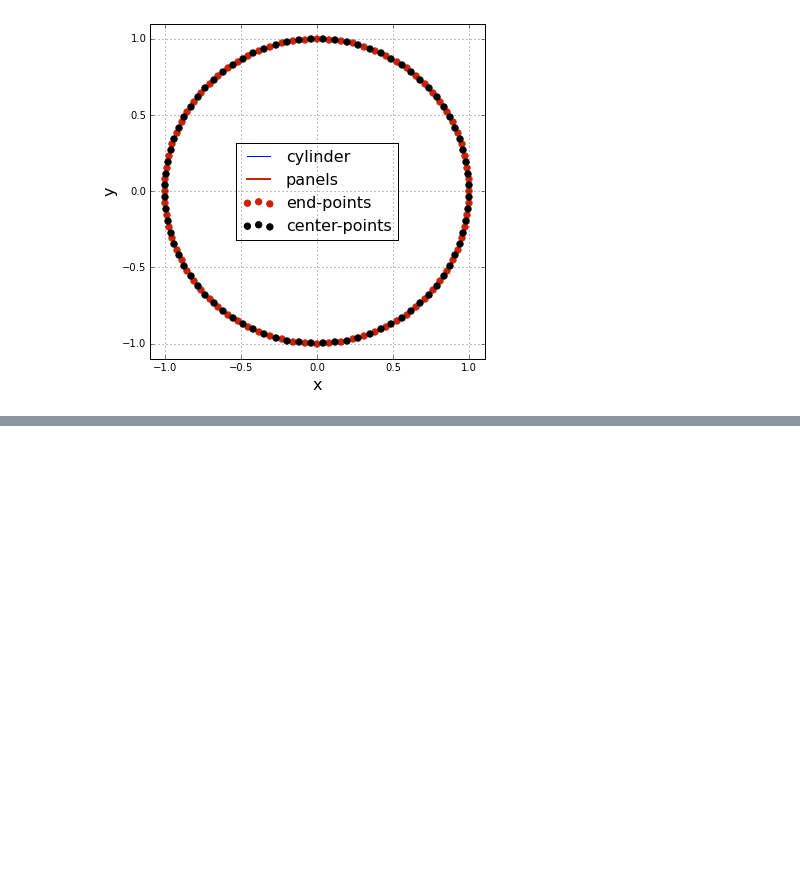
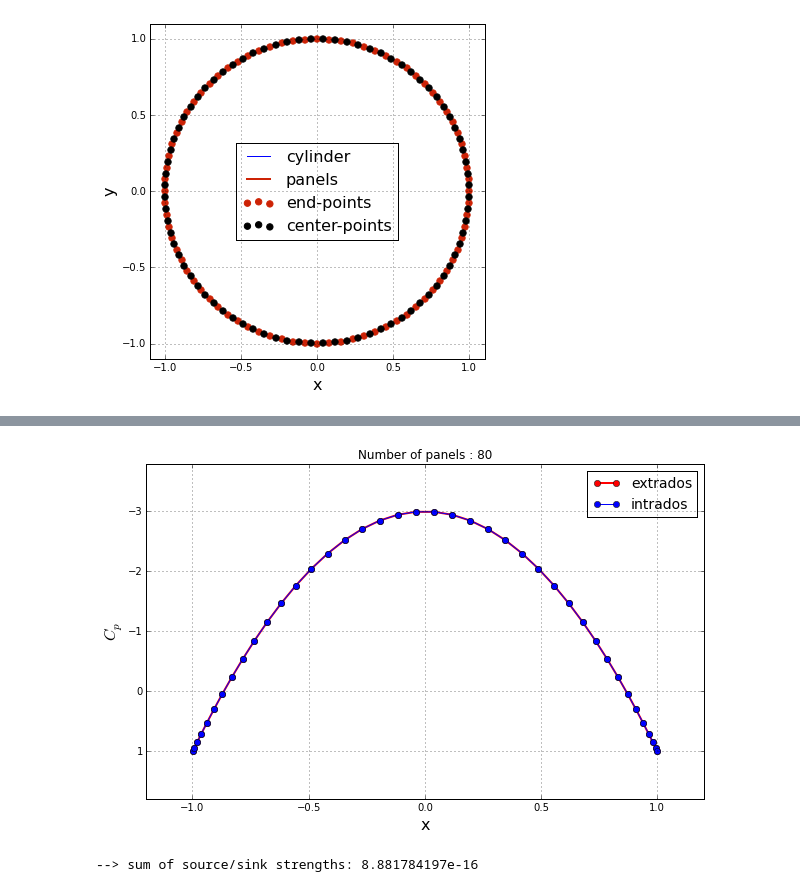
Before and after one commit to chiseler/AeroPython, a Jupyter notebook: lessons/nd_09_Lesson09_flowOverCylinder_Challenge_Task.ipynb, the cells around one changed output, grey strips where cells are left out. Drawn from its saved outputs; the diff is of its cells as text; code cells hidden in the pictures; blank space fills up the shorter version.

```diff
--- a/lessons/nd_09_Lesson09_flowOverCylinder_Challenge_Task.ipynb
+++ b/lessons/nd_09_Lesson09_flowOverCylinder_Challenge_Task.ipynb
@@ -283,0 +290,31 @@ plt.title('Contour of pressure field');
+# %%
+# plots the surface pressure coefficient
+val_x, val_y = 0.1, 0.2
+x_min, x_max = min( panel.xa for panel in panels ), max( panel.xa for panel in panels )
+cp_min, cp_max = min( panel.cp for panel in panels ), max( panel.cp for panel in panels )
+x_start, x_end = x_min-val_x*(x_max-x_min), x_max+val_x*(x_max-x_min)
+y_start, y_end = cp_min-val_y*(cp_max-cp_min), cp_max+val_y*(cp_max-cp_min)
+
+plt.figure(figsize=(10, 6))
+plt.grid(True)
+plt.xlabel('x', fontsize=16)
+plt.ylabel('$C_p$', fontsize=16)
+plt.plot([panel.xc for panel in panels if panel.loc == 'extrados'],
+         [panel.cp for panel in panels if panel.loc == 'extrados'],
+         color='r', linestyle='-', linewidth=2, marker='o', markersize=6)
+plt.plot([panel.xc for panel in panels if panel.loc == 'intrados'],
+         [panel.cp for panel in panels if panel.loc == 'intrados'],
+         color='b', linestyle='-', linewidth=1, marker='o', markersize=6)
+plt.legend(['extrados', 'intrados'], loc='best', prop={'size':14})
+plt.xlim(x_start, x_end)
+plt.ylim(y_start, y_end)
+plt.gca().invert_yaxis()
+plt.title('Number of panels : %d' % N_panels);
+# %% [output]
+[figure, added]
+# %%
+# calculates the accuracy
+accuracy = sum([panel.sigma*panel.length for panel in panels])
+print ('--> sum of source/sink strengths:', accuracy)
+# %% [output]
+--> sum of source/sink strengths: 8.881784197e-16
```
Also changed, not shown: parts of 3 cells of this notebook.
